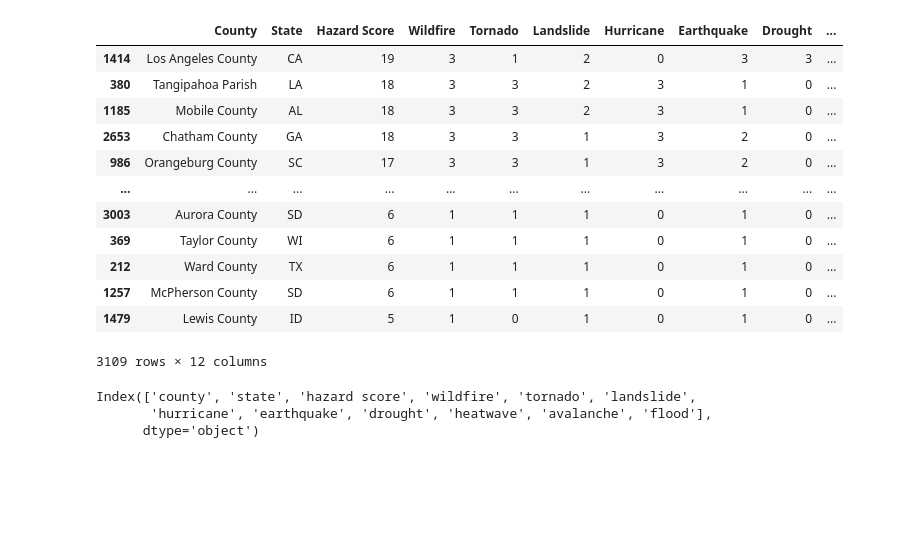
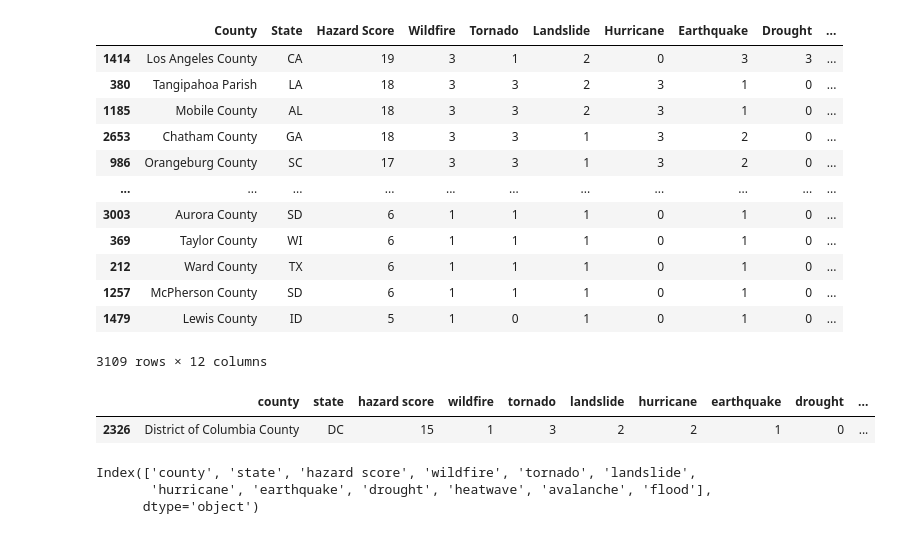
Before and after one commit to Agelf123/covid_predictions, a Jupyter notebook: code/brandon/Brandon Code.ipynb, the cells around one changed output. Saved outputs shown, nothing was run; the diff lists cells and outputs as text; code cells hidden in the pictures; blank space fills up the shorter version.

```diff
--- a/code/brandon/Brandon Code.ipynb
+++ b/code/brandon/Brandon Code.ipynb
@@ -300,6 +300,11 @@ df.sort_values(by =['Hazard Score'], ascending=False)
 | 1257 | McPherson County | SD | 6 | 1 | 1 | 1 | 0 | 1 | 0 | ... |
 | 1479 | Lewis County | ID | 5 | 1 | 0 | 1 | 0 | 1 | 0 | ... |
 3109 rows × 12 columns
+# %%
+df.loc[df['state'] == 'DC']
+# %% [output]
+|  | county | state | hazard score | wildfire | tornado | landslide | hurricane | earthquake | drought | ... |
+| 2326 | District of Columbia County | DC | 15 | 1 | 3 | 2 | 2 | 1 | 0 | ... |
 # %%
 df.columns = map(str.lower, df.columns)
 # %%
```
Also changed, not shown: parts of 19 cells of this notebook, 5 other files.
